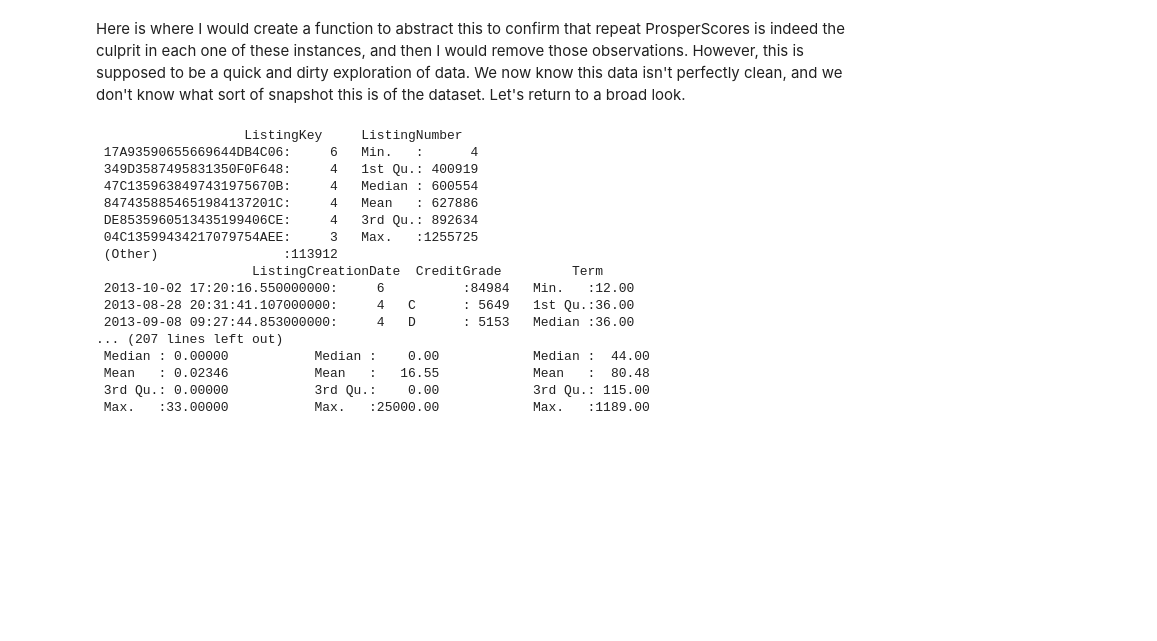
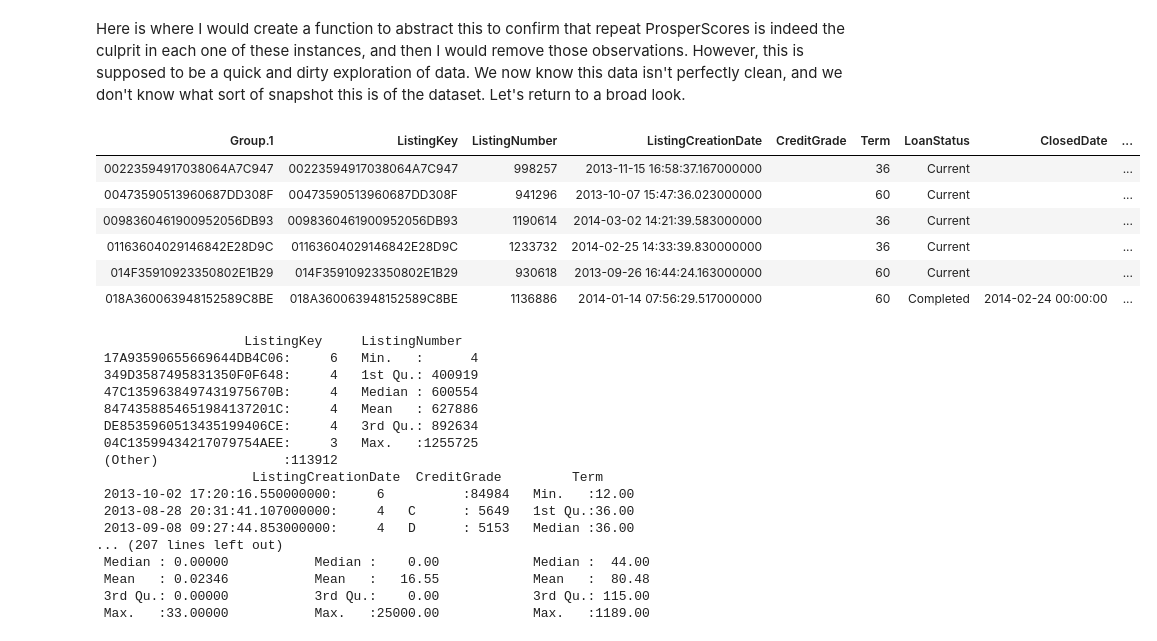
Before and after one commit to timdef/ProsperLoanEDA, a Jupyter notebook: UnivariateExploration.ipynb, the cells around one changed output. Saved outputs shown, nothing was run; the diff lists cells and outputs as text; code cells hidden in the pictures; blank space fills up the shorter version.

Commit message:
Add aggregate to find unique values by ListingKey

```diff
--- a/UnivariateExploration.ipynb
+++ b/UnivariateExploration.ipynb
@@ -165,3 +153,16 @@ Here is where I would create a function to abstract this to confirm that repeat
+# %%
+duplicate_loans <- loans %>%
+filter(ListingKey %in% duplicate_listingkeys)
+# %%
+head(aggregate(duplicate_loans, by=list(duplicate_loans$ListingKey), FUN=unique))
+# %% [output]
+| Group.1 | ListingKey | ListingNumber | ListingCreationDate | CreditGrade | Term | LoanStatus | ClosedDate | ... |
+| 00223594917038064A7C947 | 00223594917038064A7C947 | 998257 | 2013-11-15 16:58:37.167000000 |  | 36 | Current |  | ... |
+| 00473590513960687DD308F | 00473590513960687DD308F | 941296 | 2013-10-07 15:47:36.023000000 |  | 60 | Current |  | ... |
+| 0098360461900952056DB93 | 0098360461900952056DB93 | 1190614 | 2014-03-02 14:21:39.583000000 |  | 36 | Current |  | ... |
+| 01163604029146842E28D9C | 01163604029146842E28D9C | 1233732 | 2014-02-25 14:33:39.830000000 |  | 36 | Current |  | ... |
+| 014F35910923350802E1B29 | 014F35910923350802E1B29 | 930618 | 2013-09-26 16:44:24.163000000 |  | 60 | Current |  | ... |
+| 018A360063948152589C8BE | 018A360063948152589C8BE | 1136886 | 2014-01-14 07:56:29.517000000 |  | 60 | Completed | 2014-02-24 00:00:00 | ... |
 # %%
 summary(loans)
 # %% [output]
```
Also changed, not shown: parts of 6 cells of this notebook.
